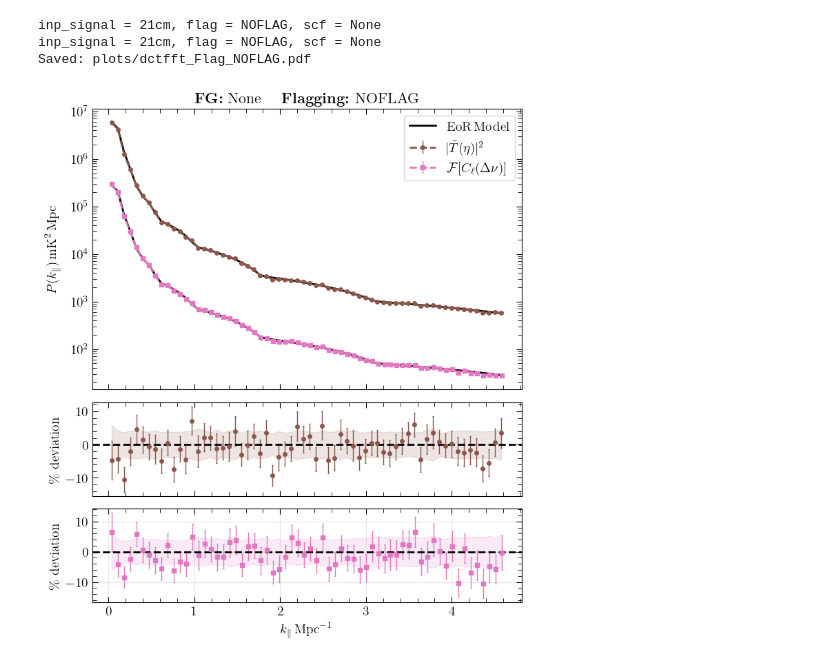
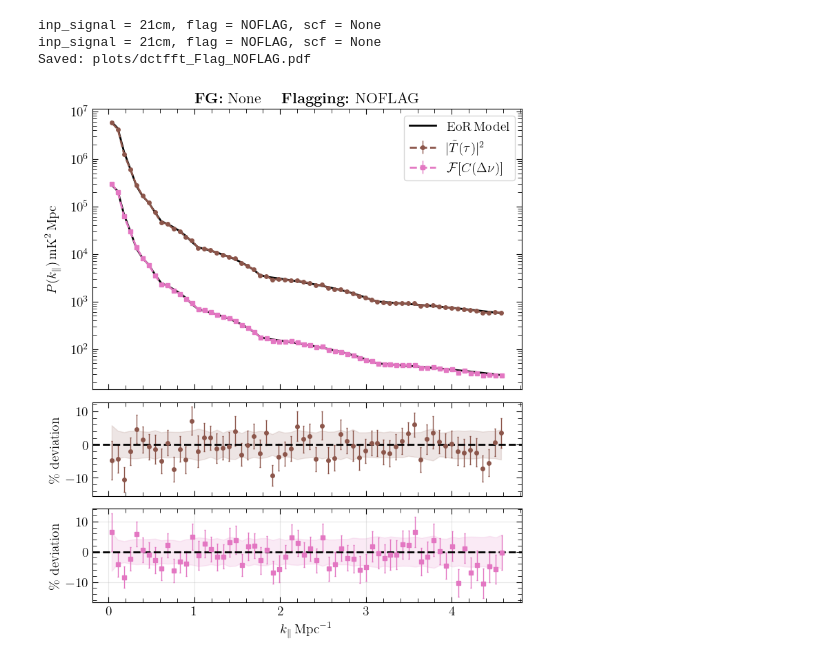
Before and after one commit to aecosmo/Bayes-SCF, a Jupyter notebook: plot-noflag-dctfft.ipynb, the cells around one changed output. Cells and saved outputs as stored; diff of their text form; code cells hidden in the pictures.

```diff
--- a/plot-noflag-dctfft.ipynb
+++ b/plot-noflag-dctfft.ipynb
@@ -56,33 +56,33 @@ print(f"inp_signal = {inp_signal1}, flag = {flag1}, scf = {scf1}")
 
 
 shift = 20.0  if (inp_signal == '21cm') else 1 # upward shift for clarity
 offset_ratio = 0.0  # shift 2 percentage points in ratio plot (optional)
 figname = f"plots/dctfft_Flag_{mode}.pdf"
 ylim=20 if (mode == 'NOFLAG') else 200
 
 if (inp_signal == '21cm'):
     FG = 'None'
 elif (inp_signal == 'FG+21cm'):
     FG = 'Smooth'
 elif (inp_signal == 'FG+MM+21cm'):
     FG = 'Unsmooth'
 
 fig, axes = plts.plot_compare_estimators(
     kb_fft, mean_fft * shift, err_fft*shift, binned_th_fft* shift,
     kb_dct, (mean_dct), err_dct, binned_th_dct,
-    fft_label=r'$|\tilde{T}(\eta)|^2$',
+    fft_label=r'$|\tilde{T}(\tau)|^2$',
     # fft_label=r'${\rm Delay\,spectrum\,squared}$',
-    dct_label=r'${ \mathcal{F} [ C_\ell(\Delta\nu) ] }$',
+    dct_label=r'${ \mathcal{F} [ C(\Delta\nu) ] }$',
     title = r"\rm{  {\bf FG:}~}" + fr"$\mathrm{{   {FG}   }} \quad$" + r"\rm{ {\bf Flagging:}~"+fr"$\rm{{ {mode} }} $",
     fft_dev_label=r'\rm{\% deviation}',
     dct_dev_label=r'\rm{\% deviation}',
     fft_color='C5', dct_color='C6',
     # title = r"$\bf{{Data:}}$",
     figname=figname,
     # ylim=ylim
 )
 # %% [output]
 inp_signal = 21cm, flag = NOFLAG, scf = None
 inp_signal = 21cm, flag = NOFLAG, scf = None
 Saved: plots/dctfft_Flag_NOFLAG.pdf
-[figure, old version]
+[figure, new version]
```
Also changed, not shown: 11 other files.
